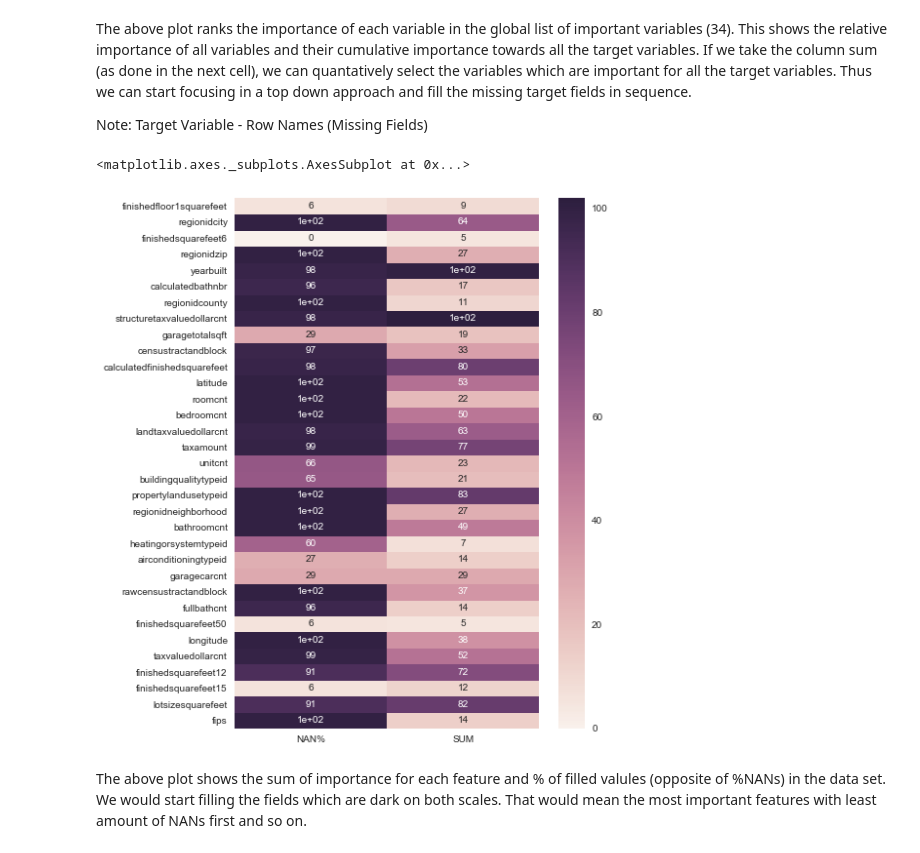
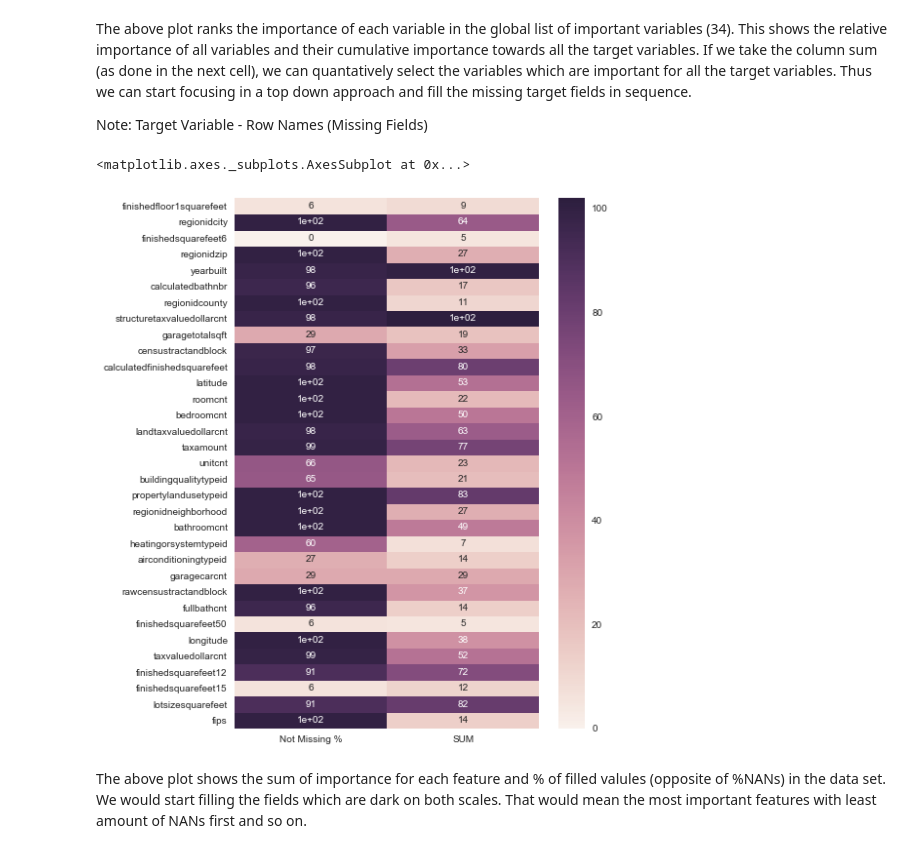
Before and after one commit to lakshaykc/kaggle_zillow, a Jupyter notebook: Feature_importance_and_regression_model.ipynb, the cells around one changed output. Saved outputs shown, nothing was run; the diff lists cells and outputs as text; code cells hidden in the pictures.

```diff
--- a/Feature_importance_and_regression_model.ipynb
+++ b/Feature_importance_and_regression_model.ipynb
@@ -43,7 +43,10 @@ filenames = []
 importance_dfs = []
 for filename in glob(path + "*.csv"):
     filenames.append(filename)
-    feature = filename.split(".")[-2].split("/")[-1]
+    # WINDOWS
+    feature = filename.split(".")[-2].split("\\")[-1]
+    # LINUX
+    #feature = filename.split(".")[-2].split("/")[-1]
     feature_list.append(feature)
     df2 = pd.read_csv(filename)
     importance_dfs.append(df2)
@@ -145,27 +148,27 @@ Note: Target Variable - Row Names (Missing Fields)
 # %%
 temp_frame_laks = df.isnull().sum(axis=0)
 feature_list_laks = temp_frame_laks.index.values
 null_percentage = temp_frame_laks.values/3064055.
 
 feature_list_laks = list(feature_list_laks)
 null_percentage = list(null_percentage)
 
 nan_values = []
 for i in a:
     temp_index = feature_list_laks.index(i)
     nan_values.append(int(100.0 - round(null_percentage[temp_index]*100, 1)))
 
 transpose = map(list, zip(*[nan_values, final_sum]))
 
 df_nan = pd.DataFrame(transpose, index = [i for i in a],
-                  columns = ["F%", "SUM"])
+                  columns = ["Not Missing %", "SUM"])
 
 plt.figure(figsize = (7,10))
 
 sns.heatmap(df_nan, annot=True)
 # %% [output]
 <matplotlib.axes._subplots.AxesSubplot at 0x...>
-[figure, old version]
+[figure, new version]
 # %% [markdown]
 The above plot shows the sum of importance for each feature and % of filled valules (opposite of %NANs) in the data set. We would start filling the fields which are dark on both scales. That would mean the most important features with least amount of NANs first and so on.
 # %%
```
Also changed, not shown: parts of 1 cell of this notebook.
